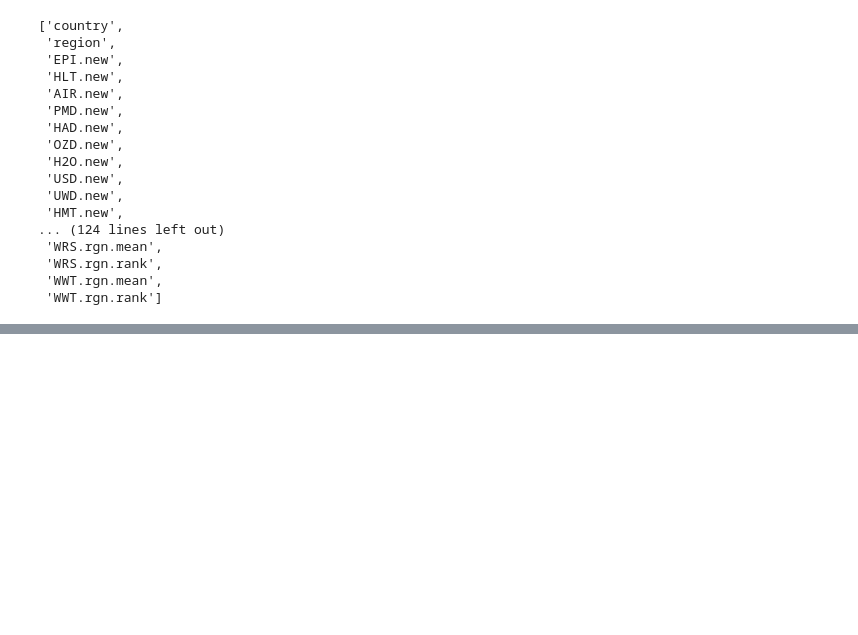
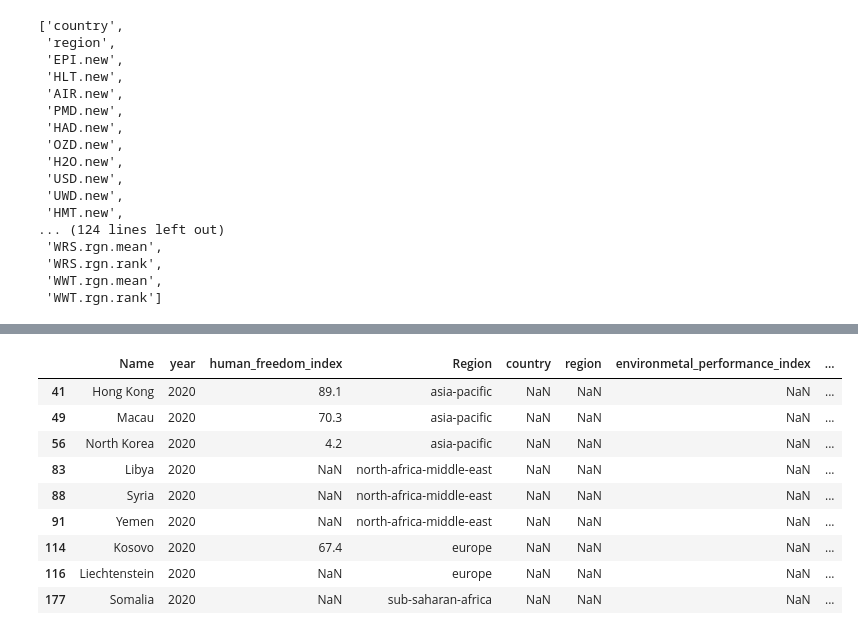
Before and after one commit to francomanca93/liberalismo-y-medioambiente, a Jupyter notebook: Notebooks/1_Extraccion_y_limpieza_de_datos.ipynb, the cells around one changed output, grey strips where cells are left out. Drawn from its saved outputs; the diff is of its cells as text; code cells hidden in the pictures; blank space fills up the shorter version.

```diff
--- a/Notebooks/1_Extraccion_y_limpieza_de_datos.ipynb
+++ b/Notebooks/1_Extraccion_y_limpieza_de_datos.ipynb
@@ -580,0 +687,5 @@ Explicando la performance. Se debe principalmente a los paises mas ricos.
+# %%
+df_epi_clean = df_epi_clean.set_index(['country']).rename(index = dict_para_epi_country)
+df_epi_clean = df_epi_clean.reset_index()
+# %%
+df_hfi_epi_union = pd.merge(df_hfi_2020, df_epi_clean, how = 'outer', left_on='Name', right_on='country')
@@ -580,0 +727,12 @@ Explicando la performance. Se debe principalmente a los paises mas ricos.
+# %%
+dict_columnas = {
+ 'Name'         :'Name',
+ 'Index Year'   :'year',
+ 'Overall Score':'human_freedom_index',
+ 'Region'       :'Region',
+ 'country'      :'country',
+ 'region'       :'region',
+ 'EPI 2020'     :'environmetal_performance_index',
+ 'ECO 2020'     :'ecosystem_vitality',
+ 'HLT 2020'     :'environmental_health'
+}
@@ -580,0 +777,14 @@ Explicando la performance. Se debe principalmente a los paises mas ricos.
+# %%
+df_hfi_epi_union_nulls_2 = df_hfi_epi_union[df_hfi_epi_union.country.isnull()]
+df_hfi_epi_union_nulls_2
+# %% [output]
+|  | Name | year | human_freedom_index | Region | country | region | environmetal_performance_index | ... |
+| 41 | Hong Kong | 2020 | 89.1 | asia-pacific | NaN | NaN | NaN | ... |
+| 49 | Macau | 2020 | 70.3 | asia-pacific | NaN | NaN | NaN | ... |
+| 56 | North Korea | 2020 | 4.2 | asia-pacific | NaN | NaN | NaN | ... |
+| 83 | Libya | 2020 | NaN | north-africa-middle-east | NaN | NaN | NaN | ... |
+| 88 | Syria | 2020 | NaN | north-africa-middle-east | NaN | NaN | NaN | ... |
+| 91 | Yemen | 2020 | NaN | north-africa-middle-east | NaN | NaN | NaN | ... |
+| 114 | Kosovo | 2020 | 67.4 | europe | NaN | NaN | NaN | ... |
+| 116 | Liechtenstein | 2020 | NaN | europe | NaN | NaN | NaN | ... |
+| 177 | Somalia | 2020 | NaN | sub-saharan-africa | NaN | NaN | NaN | ... |
```
Also changed, not shown: parts of 49 cells of this notebook.
